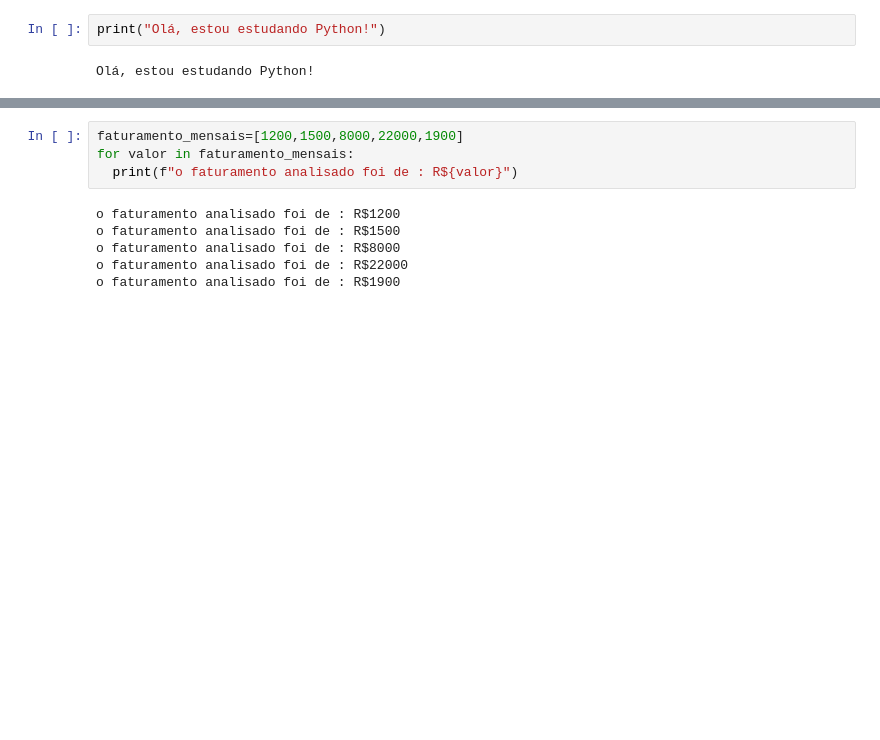
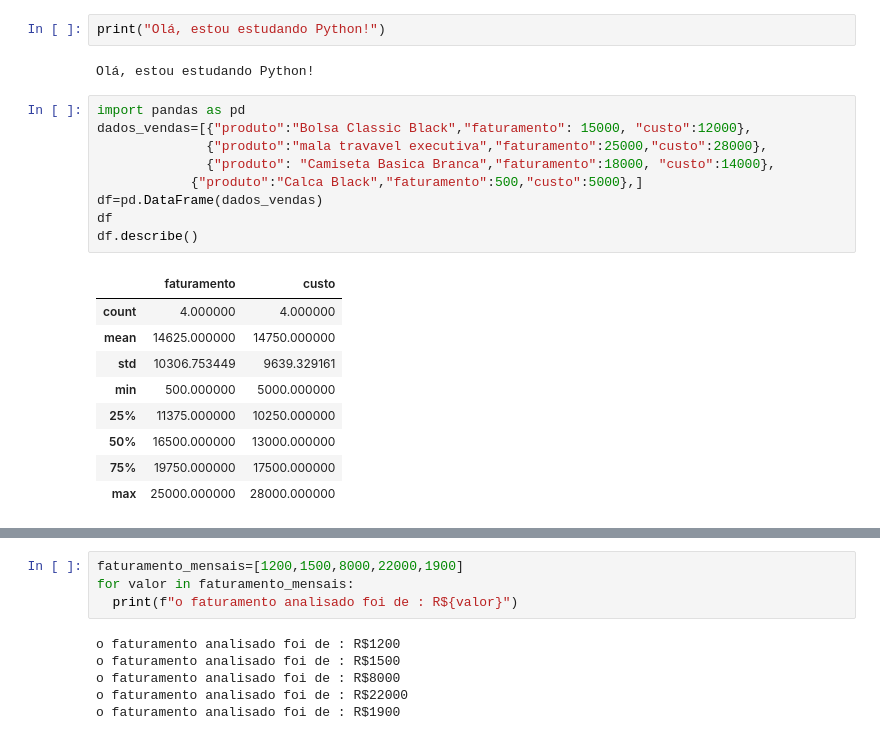
Before and after one commit to custodiopm/Estudo-Python, a Jupyter notebook: getting_started_with_google_colab_ai.ipynb, the cells around one changed output, grey strips where cells are left out. Cells and saved outputs as stored; diff of their text form; blank space fills up the shorter version.

```diff
--- a/getting_started_with_google_colab_ai.ipynb
+++ b/getting_started_with_google_colab_ai.ipynb
@@ -4,3 +4,22 @@
 print("Olá, estou estudando Python!")
 # %% [output]
 Olá, estou estudando Python!
+# %%
+import pandas as pd
+dados_vendas=[{"produto":"Bolsa Classic Black","faturamento": 15000, "custo":12000},
+              {"produto":"mala travavel executiva","faturamento":25000,"custo":28000},
+              {"produto": "Camiseta Basica Branca","faturamento":18000, "custo":14000},
+            {"produto":"Calca Black","faturamento":500,"custo":5000},]
+df=pd.DataFrame(dados_vendas)
+df
+df.describe()
+# %% [output]
+|  | faturamento | custo |
+| count | 4.000000 | 4.000000 |
+| mean | 14625.000000 | 14750.000000 |
+| std | 10306.753449 | 9639.329161 |
+| min | 500.000000 | 5000.000000 |
+| 25% | 11375.000000 | 10250.000000 |
+| 50% | 16500.000000 | 13000.000000 |
+| 75% | 19750.000000 | 17500.000000 |
+| max | 25000.000000 | 28000.000000 |
```
Also changed, not shown: parts of 6 cells of this notebook.
